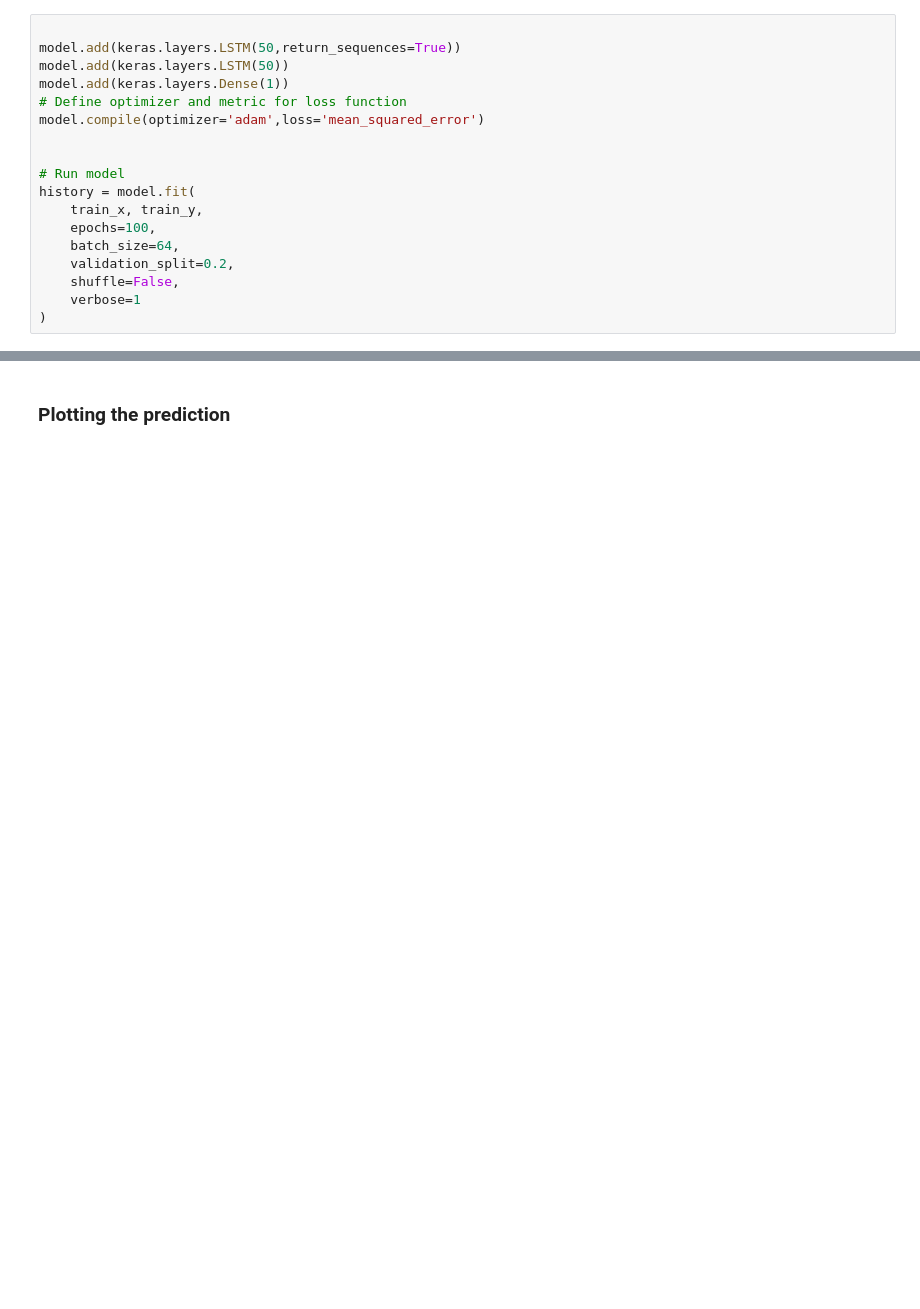
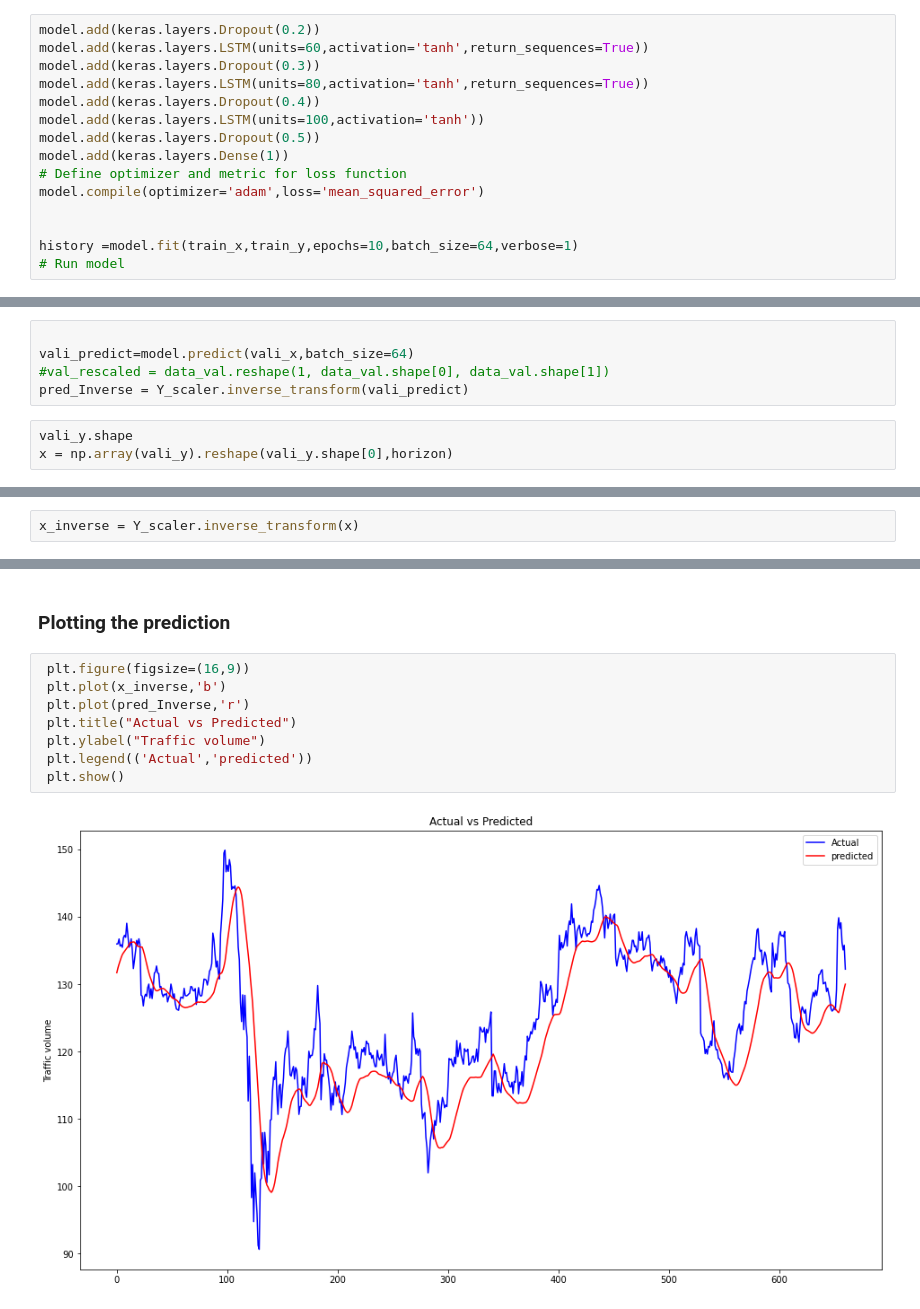
Before and after one commit to akshat-020/Stock-Prediction, a Jupyter notebook: stock_prediction_1.ipynb, the cells around one changed output, grey strips where cells are left out. Cells and saved outputs as stored; diff of their text form; blank space fills up the shorter version.

```diff
--- a/stock_prediction_1.ipynb
+++ b/stock_prediction_1.ipynb
@@ -537,19 +500,16 @@ model.add(keras.layers.Bidirectional(keras.layers.LSTM(50,return_sequences=True,
 # %%
-
-model.add(keras.layers.LSTM(50,return_sequences=True))
-model.add(keras.layers.LSTM(50))
+model.add(keras.layers.Dropout(0.2))
+model.add(keras.layers.LSTM(units=60,activation='tanh',return_sequences=True))
+model.add(keras.layers.Dropout(0.3))
+model.add(keras.layers.LSTM(units=80,activation='tanh',return_sequences=True))
+model.add(keras.layers.Dropout(0.4))
+model.add(keras.layers.LSTM(units=100,activation='tanh'))
+model.add(keras.layers.Dropout(0.5))
 model.add(keras.layers.Dense(1))
 # Define optimizer and metric for loss function
 model.compile(optimizer='adam',loss='mean_squared_error')
 
 
+history =model.fit(train_x,train_y,epochs=10,batch_size=64,verbose=1)
 # Run model
-history = model.fit(
-    train_x, train_y,
-    epochs=100,
-    batch_size=64,
-    validation_split=0.2,
-    shuffle=False,
-    verbose=1
-)
 # %% [output]
@@ -597 +556,9 @@ test_predict=model.predict(vali_x)
+# %%
+
+vali_predict=model.predict(vali_x,batch_size=64)
+#val_rescaled = data_val.reshape(1, data_val.shape[0], data_val.shape[1])
+pred_Inverse = Y_scaler.inverse_transform(vali_predict)
+# %%
+vali_y.shape
+x = np.array(vali_y).reshape(vali_y.shape[0],horizon)
 # %%
@@ -600,0 +568,2 @@ TensorShape([612, 10, 1])
+# %%
+x_inverse = Y_scaler.inverse_transform(x)
@@ -616,2 +628,12 @@ math.sqrt(mean_squared_error(test_predict,vali_y[:,:,0]))
 # %% [markdown]
 ### **Plotting the prediction**
+# %%
+ plt.figure(figsize=(16,9))
+ plt.plot(x_inverse,'b')
+ plt.plot(pred_Inverse,'r')
+ plt.title("Actual vs Predicted")
+ plt.ylabel("Traffic volume")
+ plt.legend(('Actual','predicted'))
+ plt.show()
+# %% [output]
+[figure, added]
```
Also changed, not shown: parts of 46 cells of this notebook.
